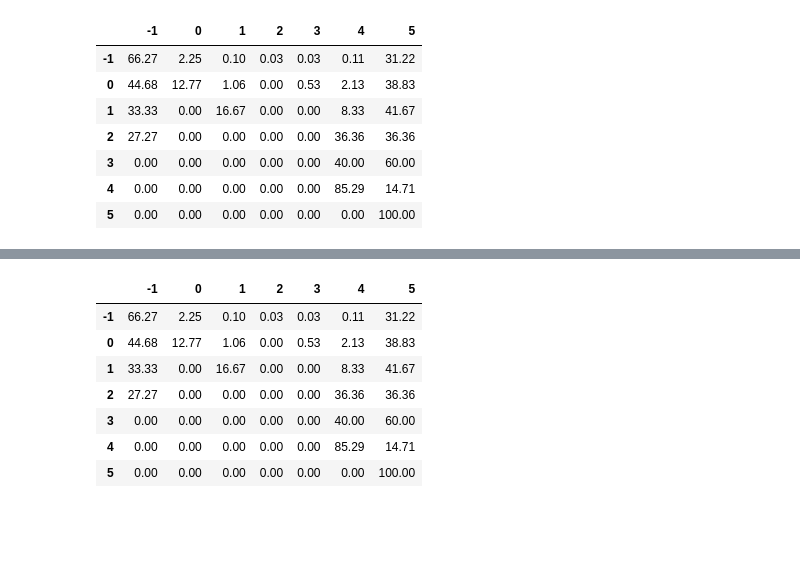
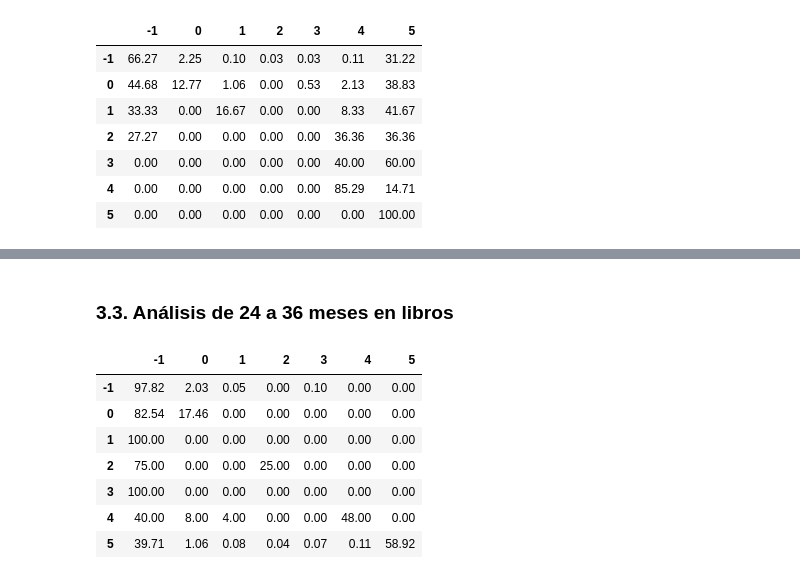
Before and after one commit to difercast/credit-card-risk-management, a Jupyter notebook: src/1-roll-rate-analysis.ipynb, the cells around one changed output, grey strips where cells are left out. Saved outputs shown, nothing was run; the diff lists cells and outputs as text; code cells hidden in the pictures; blank space fills up the shorter version.

Commit message:
Se genera roll rate con varios periodos de tiempo

```diff
--- a/src/1-roll-rate-analysis.ipynb
+++ b/src/1-roll-rate-analysis.ipynb
@@ -138,11 +133,19 @@ pivot_tb_one_year
 # %%
+pivot_tb_one_year = pivot_tb[['ID', -11, -17]]
+pivot_tb_one_year = pivot_tb_one_year[(pivot_tb_one_year[-11].notna()) & (pivot_tb_one_year[-17].notna())]
+pivot_tb_one_year = pivot_tb_one_year[(pivot_tb_one_year[-11] != -2) & (pivot_tb_one_year[-17] != -2)]
+pivot_tb_one_year = pivot_tb_one_year.rename(columns={'ID':'id',-11:'twelve_months', -17:'eighteen_months'})
+
+pivot_tb_one_year['twelve_months'] = pivot_tb_one_year['twelve_months'].astype('int')
+pivot_tb_one_year['eighteen_months'] = pivot_tb_one_year['eighteen_months'].astype('int')
+
 # Generamos la matriz de Transición
 matriz_one_year = np.zeros((7,7),float)
 
 for i in range(-1, 6):
 
     for j in range(-1, 6):
-        matriz_one_year[i,j] = pivot_tb_one_year.loc[(pivot_tb_one_year['eighteen_months']==i) & (pivot_tb_one_year['oye_year']==j),'eighteen_months'].count()
+        matriz_one_year[i,j] = pivot_tb_one_year.loc[(pivot_tb_one_year['eighteen_months']==i) & (pivot_tb_one_year['twelve_months']==j),'eighteen_months'].count()
         matriz_one_year[i,j] = (matriz_one_year[i,j]*100)/ pivot_tb_one_year.loc[pivot_tb_one_year['eighteen_months']==i,'eighteen_months'].count()
 
 
@@ -187,22 +163,32 @@ pivot_tb_current_month
+# %% [markdown]
+### 3.3. Análisis de 24 a 36 meses en libros
 # %%
-# Generamos la matriz de Transición
-matriz_one_year = np.zeros((7,7),float)
+pivot_tb_three_years = pivot_tb[['ID', -23, -35]]
+pivot_tb_three_years = pivot_tb_three_years[(pivot_tb_three_years[-23].notna()) & (pivot_tb_three_years[-35].notna())]
+pivot_tb_three_years = pivot_tb_three_years[(pivot_tb_three_years[-23] != -2) & (pivot_tb_three_years[-35] != -2)]
+pivot_tb_three_years = pivot_tb_three_years.rename(columns={'ID':'id',-23:'two_years', -35:'three_years'})
+
+pivot_tb_three_years['two_years'] = pivot_tb_three_years['two_years'].astype('int')
+pivot_tb_three_years['three_years'] = pivot_tb_three_years['three_years'].astype('int')
+
+# Matriz de Transición
+matriz_three_years = np.zeros((7,7),float)
 
 for i in range(-1, 6):
 
     for j in range(-1, 6):
-        matriz_one_year[i,j] = pivot_tb_one_year.loc[(pivot_tb_one_year['eighteen_months']==i) & (pivot_tb_one_year['oye_year']==j),'eighteen_months'].count()
-        matriz_one_year[i,j] = (matriz_one_year[i,j]*100)/ pivot_tb_one_year.loc[pivot_tb_one_year['eighteen_months']==i,'eighteen_months'].count()
+        matriz_three_years[i,j] = pivot_tb_three_years.loc[(pivot_tb_three_years['two_years']==i) & (pivot_tb_three_years['three_years']==j),'two_years'].count()
+        matriz_three_years[i,j] = (matriz_three_years[i,j]*100)/ pivot_tb_three_years.loc[pivot_tb_three_years['two_years']==i,'two_years'].count()
 
 
-matriz_one_year_df = pd.DataFrame(matriz_one_year, columns=[-1,0,1,2,3,4,5], index=[-1,0,1,2,3,4,5])
-matriz_one_year_df
+matriz_three_years_df = pd.DataFrame(matriz_three_years, columns=[-1,0,1,2,3,4,5], index=[-1,0,1,2,3,4,5])
+matriz_three_years_df
 # %% [output]
 |  | -1 | 0 | 1 | 2 | 3 | 4 | 5 |
-| -1 | 66.27 | 2.25 | 0.10 | 0.03 | 0.03 | 0.11 | 31.22 |
-| 0 | 44.68 | 12.77 | 1.06 | 0.00 | 0.53 | 2.13 | 38.83 |
-| 1 | 33.33 | 0.00 | 16.67 | 0.00 | 0.00 | 8.33 | 41.67 |
-| 2 | 27.27 | 0.00 | 0.00 | 0.00 | 0.00 | 36.36 | 36.36 |
-| 3 | 0.00 | 0.00 | 0.00 | 0.00 | 0.00 | 40.00 | 60.00 |
-| 4 | 0.00 | 0.00 | 0.00 | 0.00 | 0.00 | 85.29 | 14.71 |
-| 5 | 0.00 | 0.00 | 0.00 | 0.00 | 0.00 | 0.00 | 100.00 |
+| -1 | 97.82 | 2.03 | 0.05 | 0.00 | 0.10 | 0.00 | 0.00 |
+| 0 | 82.54 | 17.46 | 0.00 | 0.00 | 0.00 | 0.00 | 0.00 |
+| 1 | 100.00 | 0.00 | 0.00 | 0.00 | 0.00 | 0.00 | 0.00 |
+| 2 | 75.00 | 0.00 | 0.00 | 25.00 | 0.00 | 0.00 | 0.00 |
+| 3 | 100.00 | 0.00 | 0.00 | 0.00 | 0.00 | 0.00 | 0.00 |
+| 4 | 40.00 | 8.00 | 4.00 | 0.00 | 0.00 | 48.00 | 0.00 |
+| 5 | 39.71 | 1.06 | 0.08 | 0.04 | 0.07 | 0.11 | 58.92 |
```
Also changed, not shown: parts of 11 cells of this notebook.
